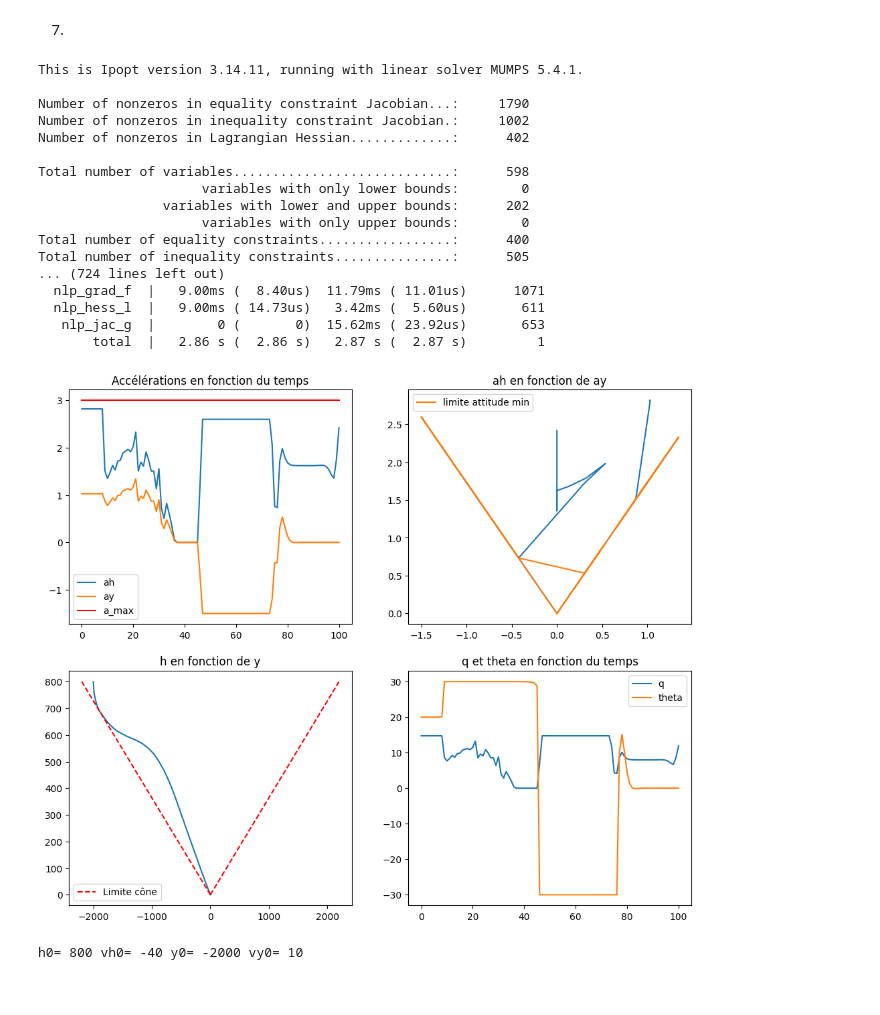
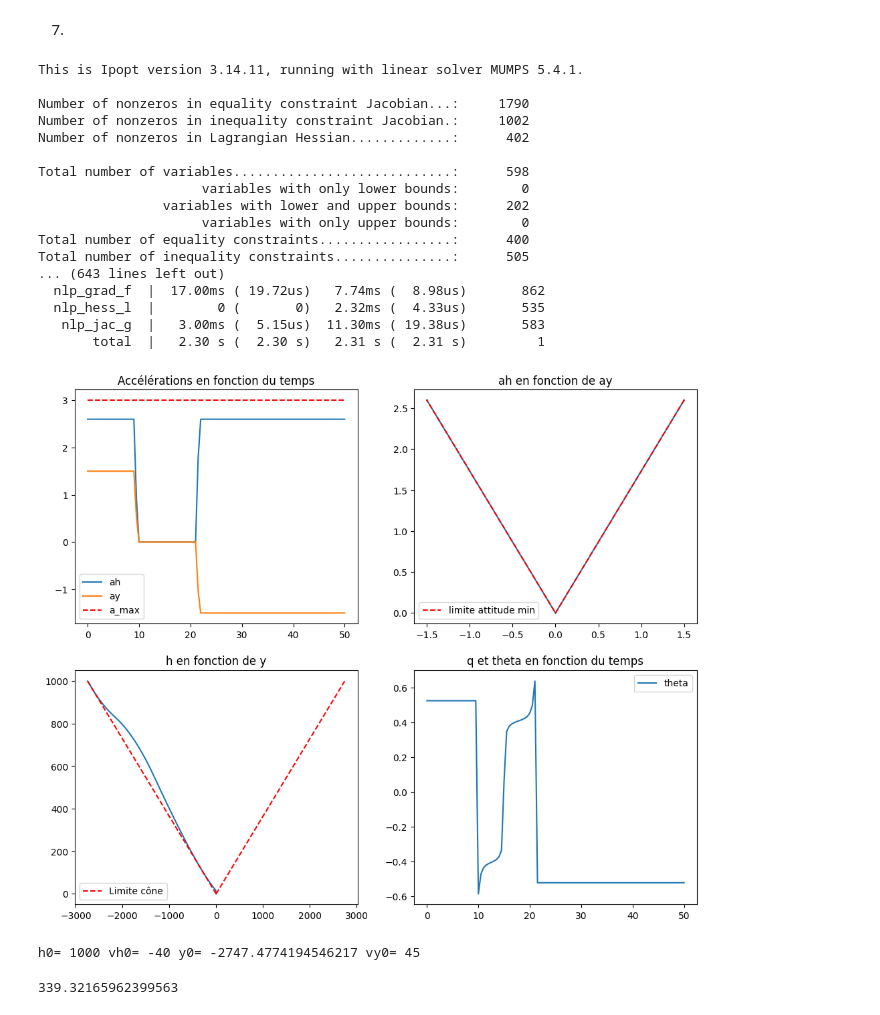
Before and after one commit to anaiscorbiere03/projet_maths, a Jupyter notebook: optim.ipynb, the cells around one changed output. Drawn from its saved outputs; the diff is of its cells as text; code cells hidden in the pictures.

```diff
--- a/optim.ipynb
+++ b/optim.ipynb
@@ -239,8 +239,13 @@ def solve(T,N,h0,vh0,y0,vy0):
         ubg= ubg,
     )
 
-    res = sol['x'].full().flatten() #à comprendre ligne faite à l'IA
+    res = sol['x'].full().flatten()
     J_opt = float(sol['f'])
+
+    return res, J_opt
+
+
+def tracer(T,res,J_opt):
     t=np.linspace(0,T,N+1)
     ah=res[:N+1]
     ay=res[N+1:2*(N+1)]
@@ -256,7 +261,7 @@ def solve(T,N,h0,vh0,y0,vy0):
 
     axs[0,0].plot(t,ah,label='ah')
     axs[0,0].plot(t,ay,label='ay')
-    axs[0,0].plot(t,[a_max]*len(t), color='r', label='a_max')
+    axs[0,0].plot(t,[a_max]*len(t), 'r--', label='a_max')
     axs[0,0].set_title('Accélérations en fonction du temps')
     axs[0,0].legend()
 
@@ -264,7 +269,7 @@ def solve(T,N,h0,vh0,y0,vy0):
 
     axs[0,1].plot(ay,ah)
     axs[0,1].set_title('ah en fonction de ay')
-    axs[0,1].plot(ay,np.abs(ay)/np.tan(thetam), label='limite attitude min')
+    axs[0,1].plot(ay,np.abs(ay)/np.tan(thetam),'r--', label='limite attitude min')
     axs[0,1].legend()
     #c
 
@@ -280,14 +285,16 @@ def solve(T,N,h0,vh0,y0,vy0):
     q=m/η*np.sqrt(ah**2+ay**2)
     theta=np.arctan(ay/ah)
     axs[1,1].plot(t,q,label='q')
-    axs[1,1].plot(t,np.rad2deg(theta),label='theta')
+    axs[1,1].plot(t,theta,label='theta')
     axs[1,1].set_title('q et theta en fonction du temps')
     axs[1,1].legend()
 
     plt.show()
     print('h0=', h0, 'vh0=', vh0, 'y0=', y0, 'vy0=', vy0)
+    return J_opt
 
-solve(T,N,h0,vh0,y0,vy0)
+res, J=solve(T,N,h0,vh0,y0,vy0)
+tracer(T,res,J)
 # %% [output]
 This is Ipopt version 3.14.11, running with linear solver MUMPS 5.4.1.
 
@@ -311,28 +319,31 @@ h0= 1000 vh0= -41 y0= -1200 vy0= 10
 # %% [markdown]
 7.
 # %%
-h0 = 800 #m
+h0 = 1000 #m
 vh0= -40 #m/s
-y0 = -2000 #m
-vy0= 10 #m/s
-solve(T,N,h0,vh0,y0,vy0)
+y0 = -h0*np.tan(gamma) #m
+vy0= 45#m/s
+T=50
+res,J=solve(T,N,h0,vh0,y0,vy0)
+tracer(T,res,J)
 # %% [output]
 This is Ipopt version 3.14.11, running with linear solver MUMPS 5.4.1.
 
 Number of nonzeros in equality constraint Jacobian...:     1790
 Number of nonzeros in inequality constraint Jacobian.:     1002
 Number of nonzeros in Lagrangian Hessian.............:      402
 
 Total number of variables............................:      598
                      variables with only lower bounds:        0
                 variables with lower and upper bounds:      202
                      variables with only upper bounds:        0
 Total number of equality constraints.................:      400
 Total number of inequality constraints...............:      505
-... (724 lines left out)
-  nlp_grad_f  |   9.00ms (  8.40us)  11.79ms ( 11.01us)      1071
-  nlp_hess_l  |   9.00ms ( 14.73us)   3.42ms (  5.60us)       611
-   nlp_jac_g  |        0 (       0)  15.62ms ( 23.92us)       653
-       total  |   2.86 s (  2.86 s)   2.87 s (  2.87 s)         1
+... (643 lines left out)
+  nlp_grad_f  |  17.00ms ( 19.72us)   7.74ms (  8.98us)       862
+  nlp_hess_l  |        0 (       0)   2.32ms (  4.33us)       535
+   nlp_jac_g  |   3.00ms (  5.15us)  11.30ms ( 19.38us)       583
+       total  |   2.30 s (  2.30 s)   2.31 s (  2.31 s)         1
-[figure, old version]
+[figure, new version]
-h0= 800 vh0= -40 y0= -2000 vy0= 10
+h0= 1000 vh0= -40 y0= -2747.4774194546217 vy0= 45
+339.32165962399563
```
Also changed, not shown: parts of 5 cells of this notebook.
